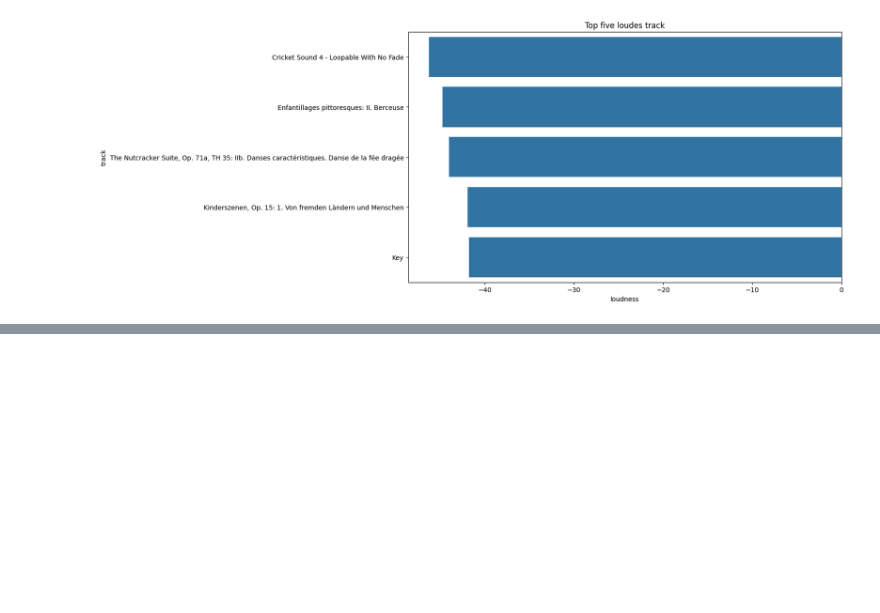
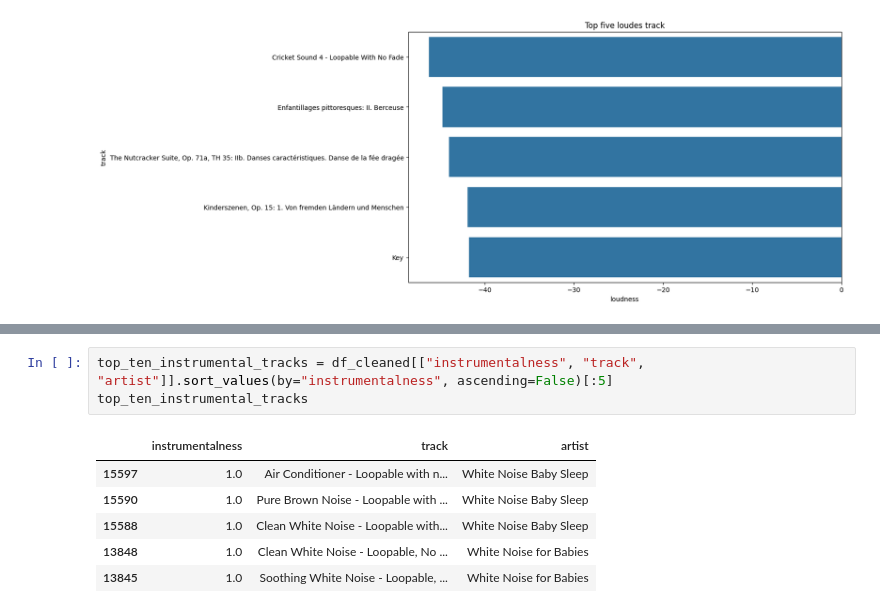
Before and after one commit to walethewave/Song-Stats-Analyzer, a Jupyter notebook: spotify.ipynb, the cells around one changed output, grey strips where cells are left out. Drawn from its saved outputs; the diff is of its cells as text; blank space fills up the shorter version.

```diff
--- a/spotify.ipynb
+++ b/spotify.ipynb
@@ -189,0 +207,10 @@ plt.show()
+# %%
+top_ten_instrumental_tracks = df_cleaned[["instrumentalness", "track", "artist"]].sort_values(by="instrumentalness", ascending=False)[:5]
+top_ten_instrumental_tracks
+# %% [output]
+|  | instrumentalness | track | artist |
+| 15597 | 1.0 | Air Conditioner - Loopable with n... | White Noise Baby Sleep |
+| 15590 | 1.0 | Pure Brown Noise - Loopable with ... | White Noise Baby Sleep |
+| 15588 | 1.0 | Clean White Noise - Loopable with... | White Noise Baby Sleep |
+| 13848 | 1.0 | Clean White Noise - Loopable, No ... | White Noise for Babies |
+| 13845 | 1.0 | Soothing White Noise - Loopable, ... | White Noise for Babies |
```
Also changed, not shown: parts of 3 cells of this notebook.
